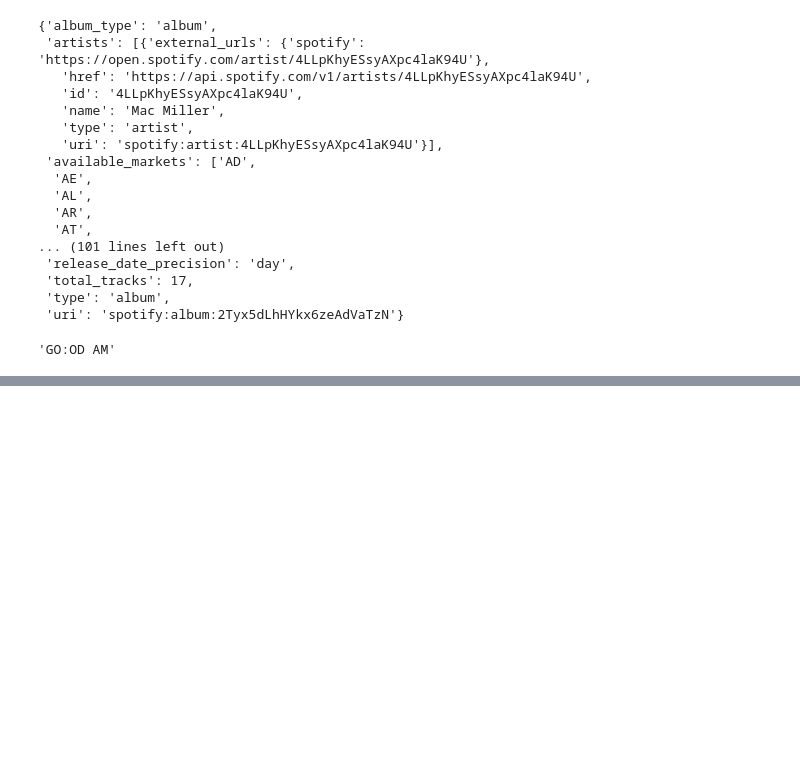
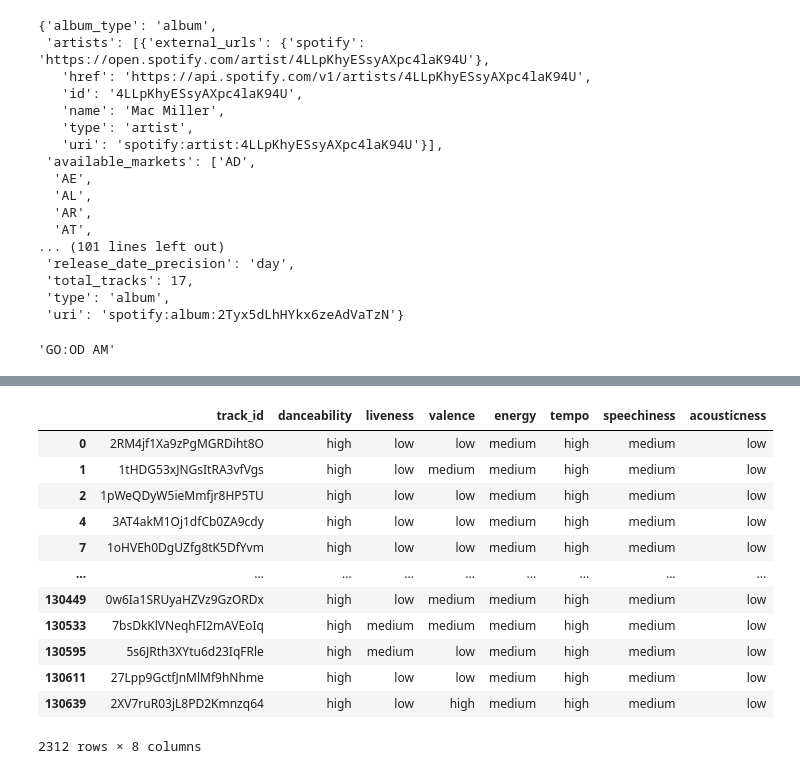
Before and after one commit to SeanBackstrom/spotify-songselector-data, a Jupyter notebook: app/api/data.ipynb, the cells around one changed output, grey strips where cells are left out. Cells and saved outputs as stored; diff of their text form; code cells hidden in the pictures; blank space fills up the shorter version.

```diff
--- a/app/api/data.ipynb
+++ b/app/api/data.ipynb
@@ -78,0 +227,20 @@ NameError: name 'pd' is not defined
+# %%
+
+    df2.loc[(df2[moods[0]] == values[0]) &
+    (df2[moods[1]] == values[1]) &
+    (df2[moods[2]] == values[2]) &
+    (df2[moods[3]] == values[3])]
+# %% [output]
+|  | track_id | danceability | liveness | valence | energy | tempo | speechiness | acousticness |
+| 0 | 2RM4jf1Xa9zPgMGRDiht8O | high | low | low | medium | high | medium | low |
+| 1 | 1tHDG53xJNGsItRA3vfVgs | high | low | medium | medium | high | medium | low |
+| 2 | 1pWeQDyW5ieMmfjr8HP5TU | high | low | low | medium | high | medium | low |
+| 4 | 3AT4akM1Oj1dfCb0ZA9cdy | high | low | low | medium | high | medium | low |
+| 7 | 1oHVEh0DgUZfg8tK5DfYvm | high | low | low | medium | high | medium | low |
+| ... | ... | ... | ... | ... | ... | ... | ... | ... |
+| 130449 | 0w6Ia1SRUyaHZVz9GzORDx | high | low | medium | medium | high | medium | low |
+| 130533 | 7bsDkKlVNeqhFI2mAVEoIq | high | medium | medium | medium | high | medium | low |
+| 130595 | 5s6JRth3XYtu6d23IqFRle | high | medium | low | medium | high | medium | low |
+| 130611 | 27Lpp9GctfJnMlMf9hNhme | high | low | low | medium | high | medium | low |
+| 130639 | 2XV7ruR03jL8PD2Kmnzq64 | high | low | high | medium | high | medium | low |
+2312 rows × 8 columns
```
Also changed, not shown: parts of 22 cells of this notebook, 1 other file.
